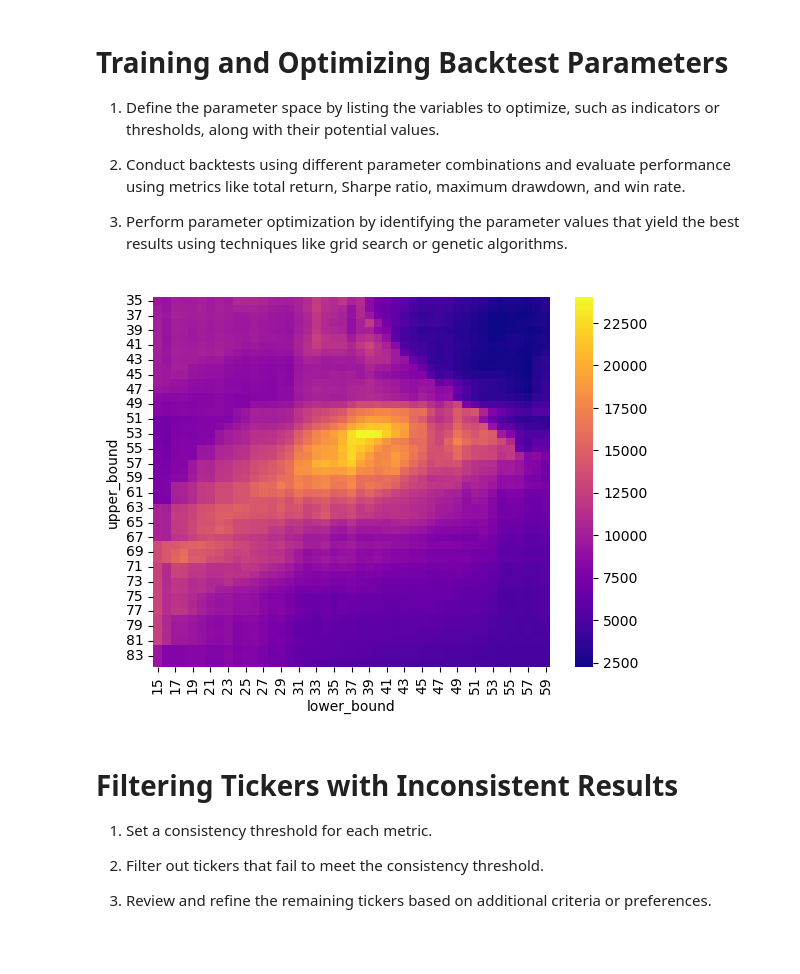
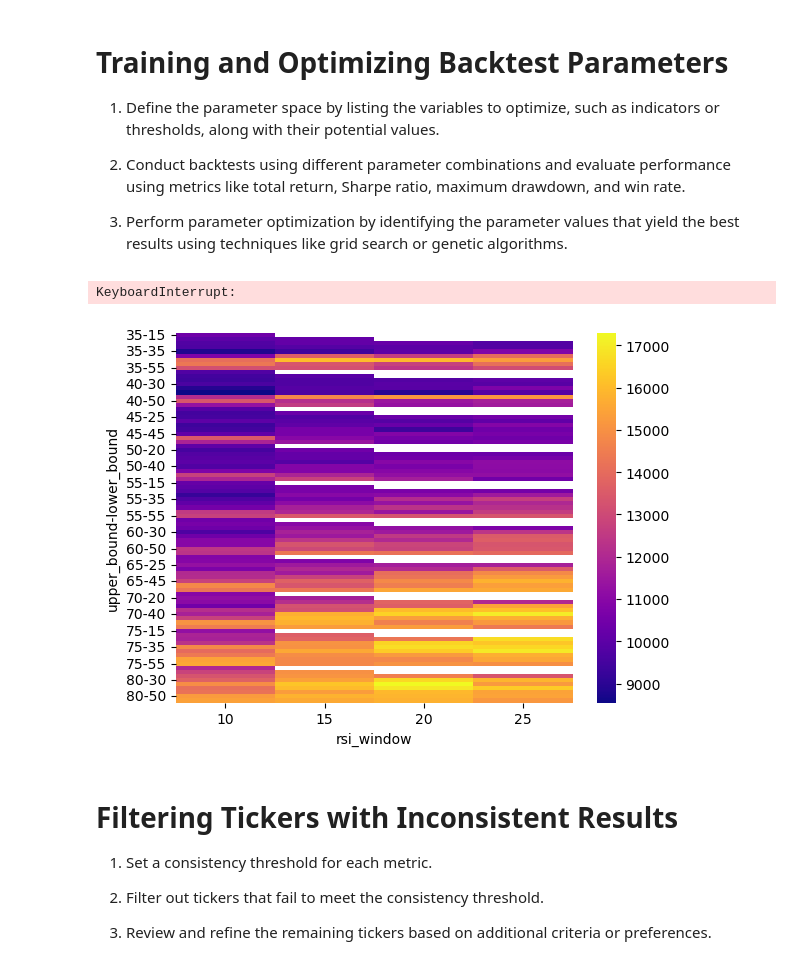
Before and after one commit to AlgoETS/Kelly_RM, a Jupyter notebook: sandbox/Main strategy.ipynb, the cells around one changed output. Drawn from its saved outputs; the diff is of its cells as text; code cells hidden in the pictures.

Commit message:
Training and Optimizing Backtest Parameters

```diff
--- a/sandbox/Main strategy.ipynb
+++ b/sandbox/Main strategy.ipynb
@@ -88,22 +129,39 @@ data
 
 3. Perform parameter optimization by identifying the parameter values that yield the best results using techniques like grid search or genetic algorithms.
 # %%
-bt = Backtest(data, strat[0], cash=10_000, commission=.002)
-#bt = Backtest(df_trainnig, strat[0], cash=10_000, commission=.002)
-stats, heatmap = bt.optimize(
-        upper_bound = range(35,85,1),
-        lower_bound = range(15,60,1),
-        rsi_window = range(10,30,2),
-        maximize='Equity Final [$]',
-        return_heatmap=True)
+heatmaps = []
 
-# choose your colormaps from here
-# https://matplotlib.org/stable/tutorials/colors/colormaps.html
-hm = heatmap.groupby(["upper_bound","lower_bound"]).mean().unstack()
-sns.heatmap(hm, cmap="plasma")
-plt.show()
+
+for data in df_training:
+        bt = Backtest(data, strat[0], cash=10_000, commission=.002)
+        #bt = Backtest(df_trainnig, strat[0], cash=10_000, commission=.002)
+        stats, heatmap = bt.optimize(
+                upper_bound = range(35,85,5),
+                lower_bound = range(15,60,5),
+                rsi_window = range(10,30,5),
+                maximize='Equity Final [$]',
+                return_heatmap=True)
+
+        # choose your colormaps from here
+        # https://matplotlib.org/stable/tutorials/colors/colormaps.html
+
+        hm = heatmap.groupby(["upper_bound","lower_bound"]).mean().unstack()
+
+        heatmaps.append(heatmap)  # Append each heatmap to the list
 # %% [output]
-[figure, removed]
+KeyboardInterrupt:
+# %%
+
+combined_heatmap = pd.concat(heatmaps, axis=0)
+
+# Step 2: Group and aggregate the data (you can choose your aggregation method, e.g., mean)
+agg_heatmap = combined_heatmap.groupby(["upper_bound", "lower_bound", "rsi_window"]).mean().unstack()
+
+# Step 3: Create a heatmap from the aggregated data
+sns.heatmap(agg_heatmap, cmap="plasma")
+plt.show()
+# %% [output]
+[figure, added]
 # %% [markdown]
 # Filtering Tickers with Inconsistent Results
 
```
Also changed, not shown: parts of 8 cells of this notebook, 1 other file.
